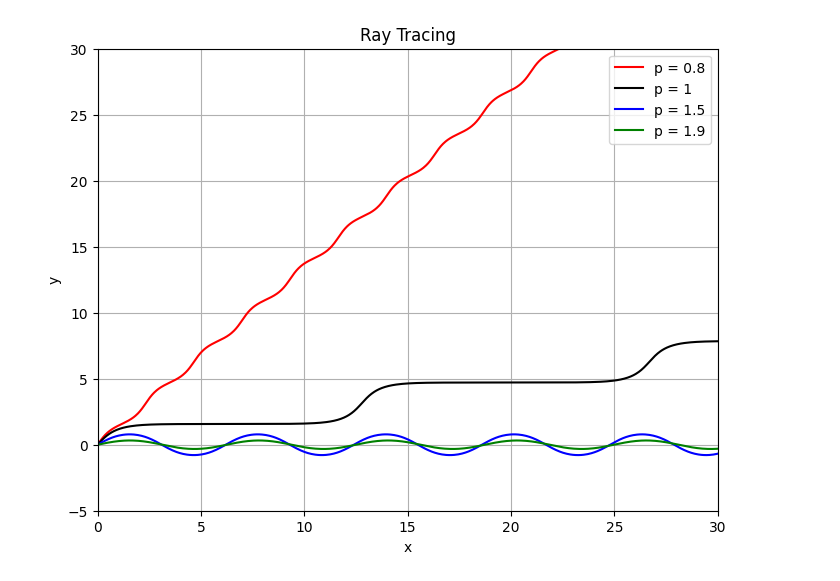
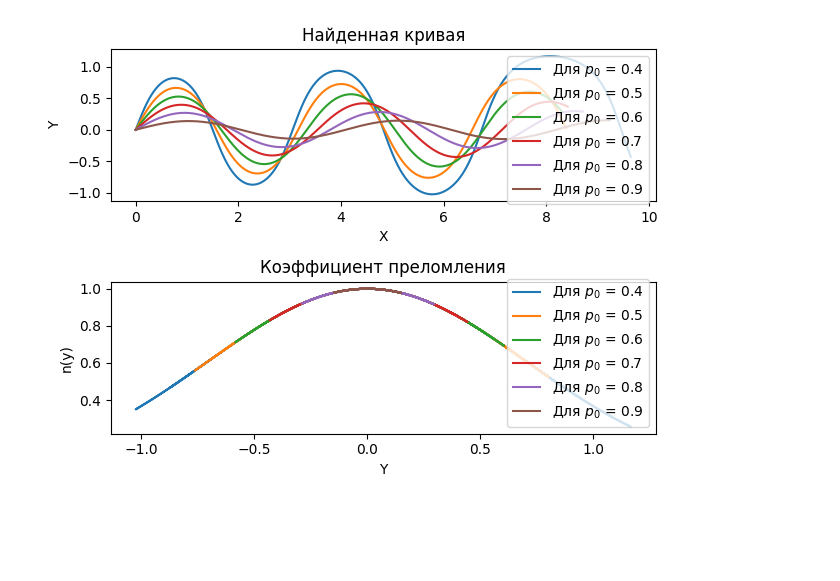
Before and after one commit to PheeZz/reverse-tasks, a Jupyter notebook: lab_2_rays/lab_2.ipynb, the cells around one changed output. Drawn from its saved outputs; the diff is of its cells as text; code cells hidden in the pictures; blank space fills up the shorter version.

```diff
--- a/lab_2_rays/lab_2.ipynb
+++ b/lab_2_rays/lab_2.ipynb
@@ -1,46 +0,0 @@
-# %%
-import numpy as np
-import matplotlib.pyplot as plt
-from scipy.integrate import odeint
-
-
-def ray(x: np.ndarray, t: float) -> np.ndarray:
-    """Функция, описывающая систему дифференциальных уравнений для луча"""
-    dx = np.zeros(4)
-    dx[0] = x[2] / (1 + np.cos(x[1]) ** 2) ** 2
-    dx[1] = x[3] / (1 + np.cos(x[1]) ** 2) ** 2
-    dx[2] = 0
-    dx[3] = (-2 * np.sin(x[1]) * np.cos(x[1])) / (1 + np.cos(x[1]) ** 2)
-    return dx
-
-
-# Значения параметра p для различных случаев
-p_values = [0.8, 1, 1.5, 1.9]
-colors = ["r", "k", "b", "g"]
-
-# Временные точки для решения ОДУ
-t = np.linspace(0, 100, 1000)
-
-plt.figure(figsize=(8, 6))
-
-# Решение уравнений для каждого значения p и построение графика
-for p, color in zip(p_values, colors):
-    # Вычисление q для данного p
-    q = np.sqrt((1 + np.cos(0) ** 2) ** 2 - p**2)
-    # Начальные условия
-    x0 = np.array([0, 0, p, q])
-    # Решение уравнений
-    x = odeint(ray, x0, t)
-    # Построение графика
-    plt.plot(x[:, 0], x[:, 1], color, label=f"p = {p}")
-
-# Настройка осей и подписей
-plt.axis([0, 30, -5, 30])
-plt.xlabel("x")
-plt.ylabel("y")
-plt.title("Ray Tracing")
-plt.legend()
-plt.grid()
-plt.show()
-# %% [output]
-[figure, removed]
@@ -46,0 +96,21 @@ plt.show()
+# %%
+from matplotlib import pyplot as plt
+
+p0s = [0.4, 0.5, 0.6, 0.7, 0.8, 0.9]
+fig, axis = plt.subplots(2)
+for p0 in p0s:
+    t, x, y, p, q = runge_kutta_4(0, 10, 0.01, 0, 0, p0, (1 - p0**2))
+    # print(p0, len(q), min(q[-500:]), max(q[-500:]), min(p), max(p))
+    axis[0].plot(x, y, label=f"Для $p_0$ = {p0}")
+    axis[0].legend()
+    axis[0].set_title("Найденная кривая")
+    axis[1].plot(y, np.exp(-(y**2)), label=f"Для $p_0$ = {p0}")
+    axis[1].legend()
+    axis[1].set_title("Коэффициент преломления")
+    axis[0].set(xlabel="X", ylabel="Y")
+    axis[1].set(xlabel="Y", ylabel="n(y)")
+    fig.tight_layout()
+
+plt.show()
+# %% [output]
+[figure, added]
```
Also changed, not shown: parts of 1 cell of this notebook, 4 other files.
